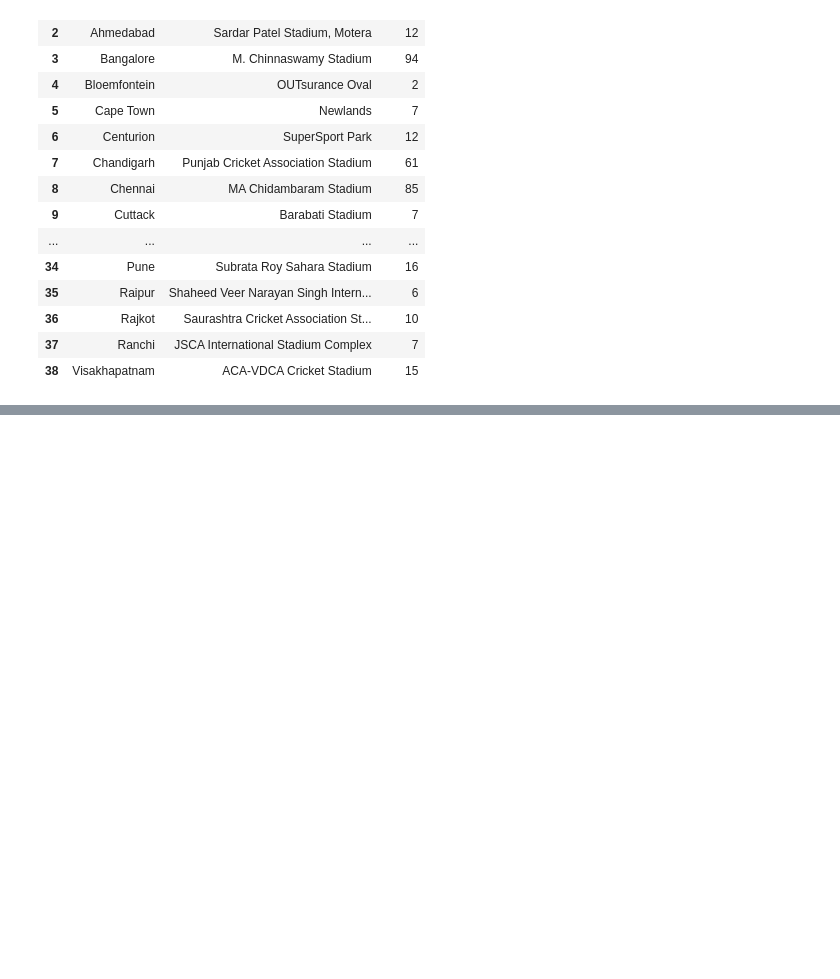
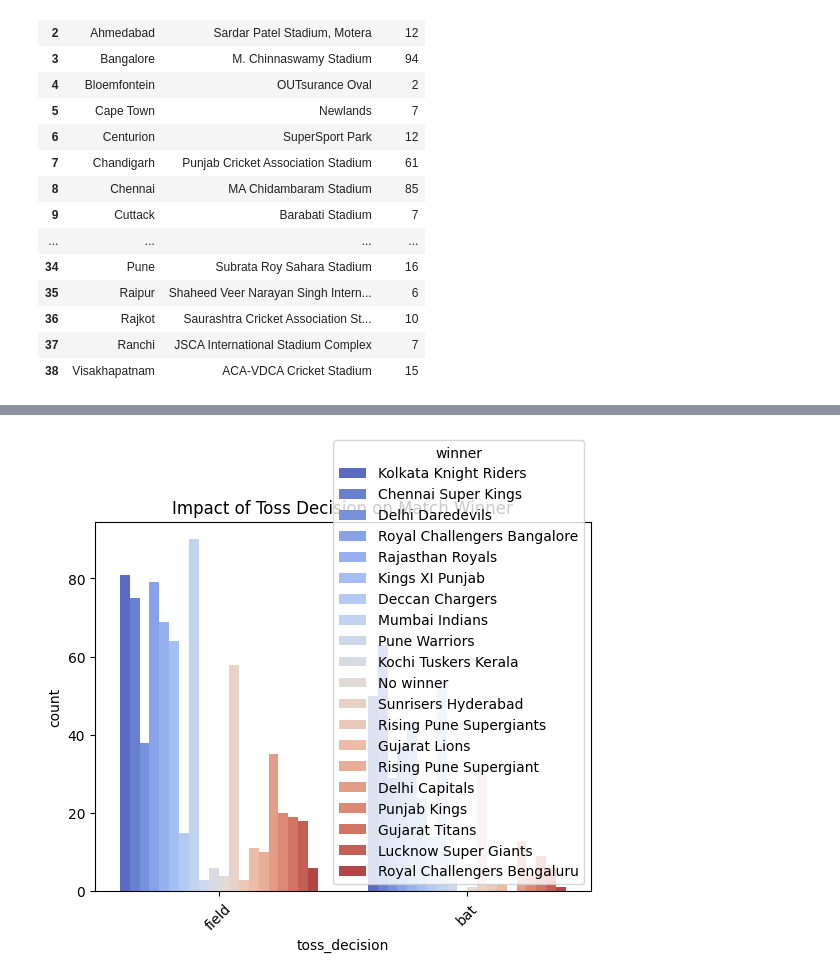
Before and after one commit to SOURAVSHEEL/ipl-prediction-project, a Jupyter notebook: notebooks/eda.ipynb, the cells around one changed output, grey strips where cells are left out. Saved outputs shown, nothing was run; the diff lists cells and outputs as text; code cells hidden in the pictures; blank space fills up the shorter version.

```diff
--- a/notebooks/eda.ipynb
+++ b/notebooks/eda.ipynb
@@ -260,0 +319,7 @@ memory usage: 119.8+ KB
+# %%
+sns.countplot(x="toss_decision", hue="winner", data=matches, palette="coolwarm")
+plt.title("Impact of Toss Decision on Match Winner")
+plt.xticks(rotation=45)
+plt.show()
+# %% [output]
+[figure, added]
```
Also changed, not shown: parts of 17 cells of this notebook.
